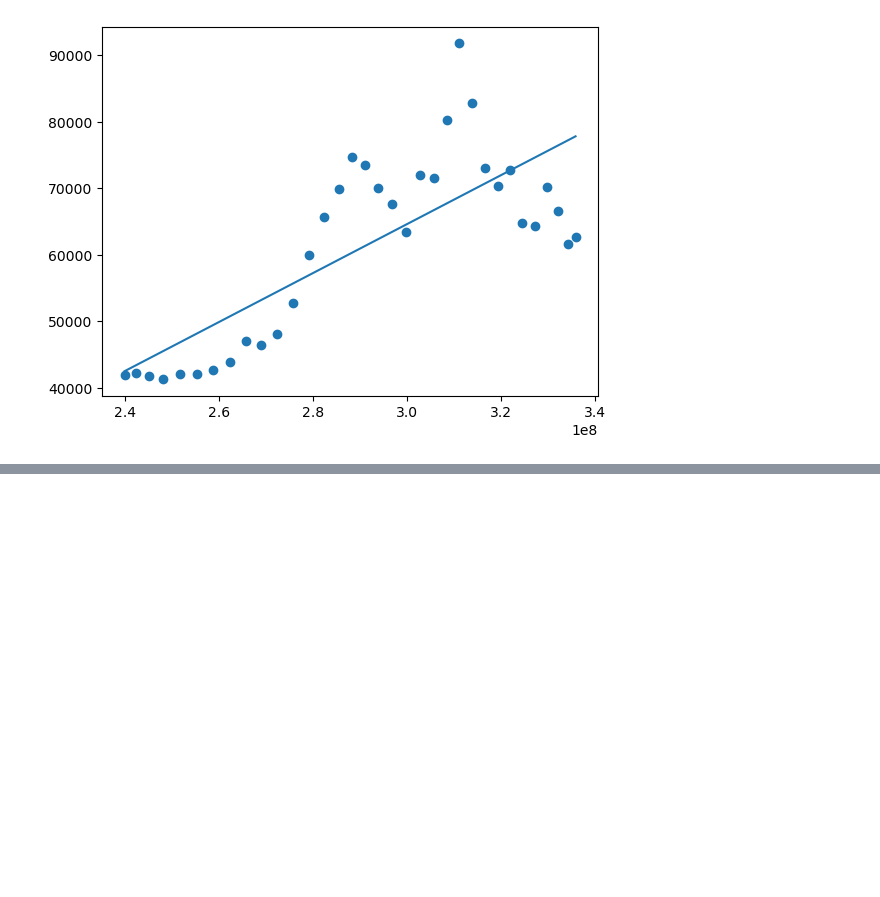
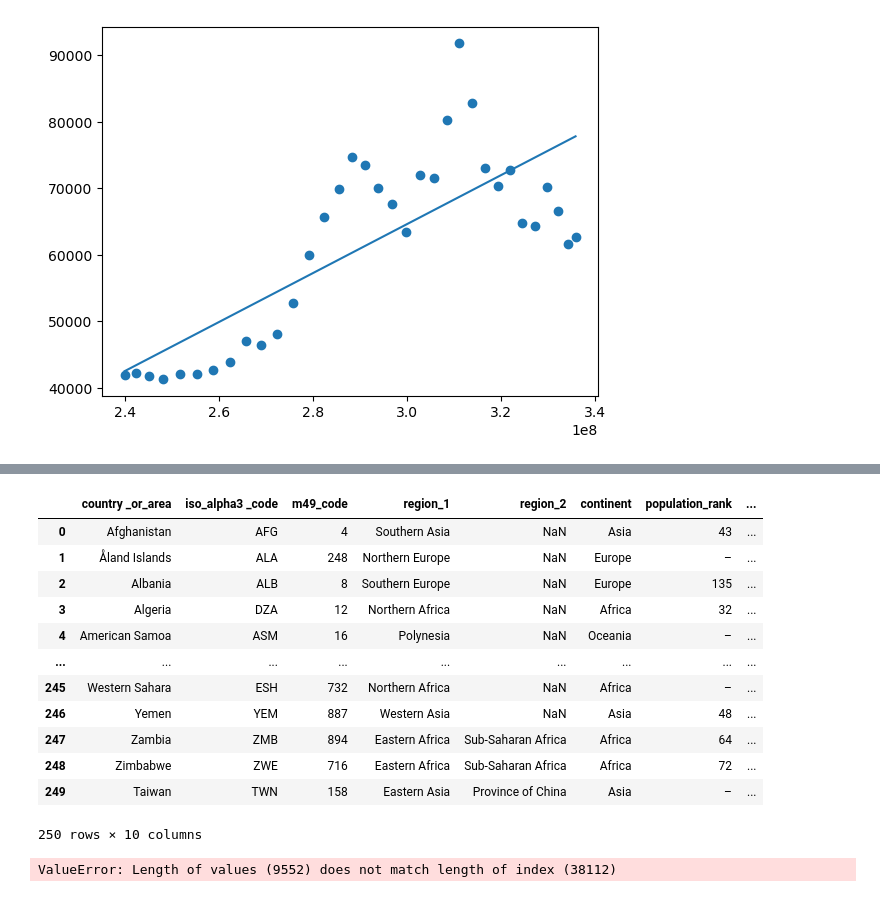
Before and after one commit to Visrael24/Dev10-Final-Assessment, a Jupyter notebook: Workspaces/Jesses_workspace/global_.ipynb, the cells around one changed output, grey strips where cells are left out. Saved outputs shown, nothing was run; the diff lists cells and outputs as text; code cells hidden in the pictures; blank space fills up the shorter version.

Commit message:
adding country_and_continents.csv and the notebook I was working in

```diff
--- a/Workspaces/Jesses_workspace/global_.ipynb
+++ b/Workspaces/Jesses_workspace/global_.ipynb
@@ -164,0 +167,5 @@ plt.plot(x2, a*x2+b)
+# %%
+country_cont = pd.read_csv('../../Data/to_merge/country_and_continents.csv')
+
+# coastal dataset that I'm not sure is workable yet
+# coasts_df = pd.read_csv(r"C:\Users\JesseNoss\Desktop\Capstone\Data\Fish\Coastal Pop\coastal_populations_15km_range.csv")
@@ -164,0 +188,26 @@ plt.plot(x2, a*x2+b)
+# %%
+country_cont
+# %% [output]
+|  | country _or_area | iso_alpha3 _code | m49_code | region_1 | region_2 | continent | population_rank | ... |
+| 0 | Afghanistan | AFG | 4 | Southern Asia | NaN | Asia | 43 | ... |
+| 1 | Åland Islands | ALA | 248 | Northern Europe | NaN | Europe | – | ... |
+| 2 | Albania | ALB | 8 | Southern Europe | NaN | Europe | 135 | ... |
+| 3 | Algeria | DZA | 12 | Northern Africa | NaN | Africa | 32 | ... |
+| 4 | American Samoa | ASM | 16 | Polynesia | NaN | Oceania | – | ... |
+| ... | ... | ... | ... | ... | ... | ... | ... | ... |
+| 245 | Western Sahara | ESH | 732 | Northern Africa | NaN | Africa | – | ... |
+| 246 | Yemen | YEM | 887 | Western Asia | NaN | Asia | 48 | ... |
+| 247 | Zambia | ZMB | 894 | Eastern Africa | Sub-Saharan Africa | Africa | 64 | ... |
+| 248 | Zimbabwe | ZWE | 716 | Eastern Africa | Sub-Saharan Africa | Africa | 72 | ... |
+| 249 | Taiwan | TWN | 158 | Eastern Asia | Province of China | Asia | – | ... |
+250 rows × 10 columns
+# %%
+df_list = []
+for i in range(len(merged_df)):
+    for j in range(len(country_cont)):
+        if merged_df['Code'][i] == country_cont['iso_alpha3 _code'][j]:
+            df_list.append(country_cont['continent'][j])
+
+merged_df['continent'] = df_list
+# %% [output]
+ValueError: Length of values (9552) does not match length of index (38112)
```
Also changed, not shown: parts of 7 cells of this notebook, 1 other file.
